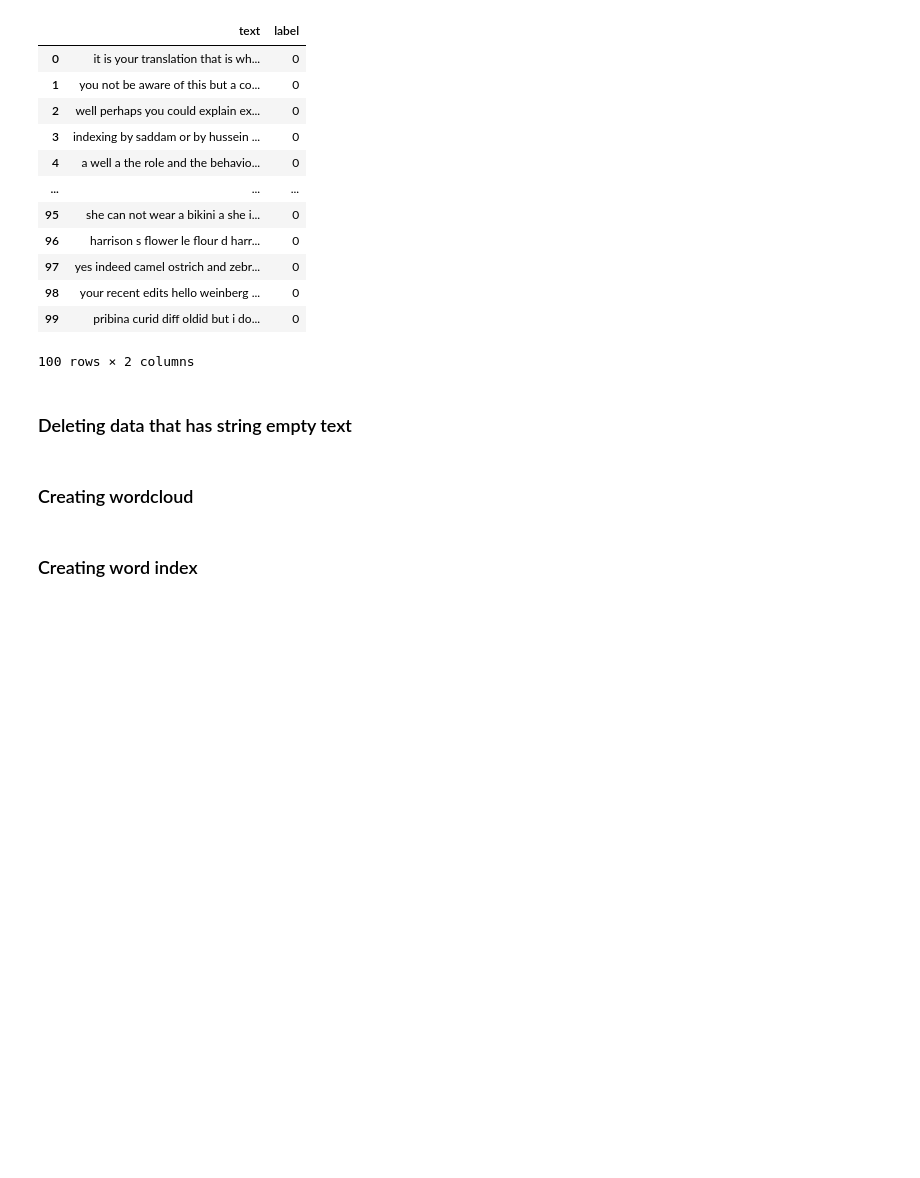
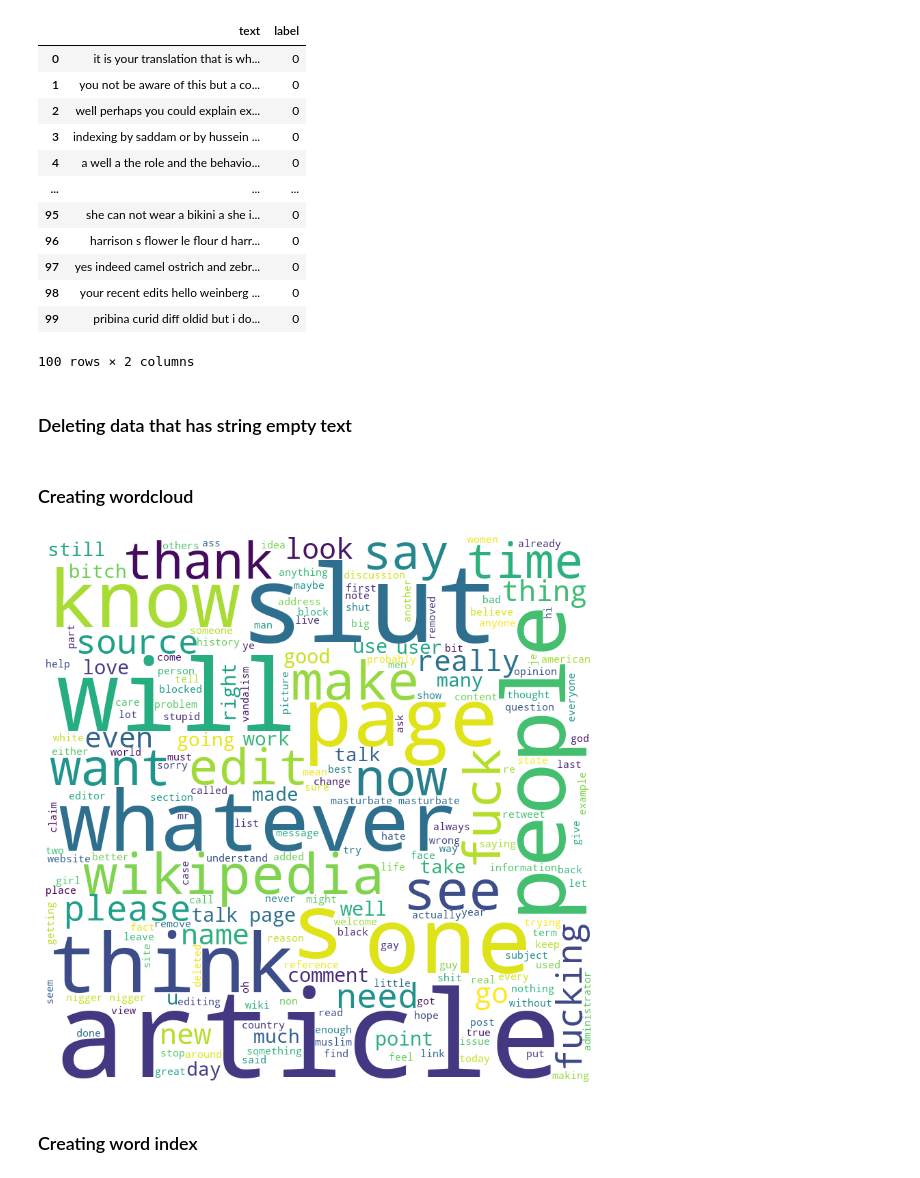
Before and after one commit to doddy-s/skripsi-s1-informatika, a Jupyter notebook: Notebooks/preprocess-en.ipynb, the cells around one changed output. Saved outputs shown, nothing was run; the diff lists cells and outputs as text; code cells hidden in the pictures; blank space fills up the shorter version.

```diff
--- a/Notebooks/preprocess-en.ipynb
+++ b/Notebooks/preprocess-en.ipynb
@@ -48,7 +48,7 @@ from sklearn.utils import resample
 df0 = df[(df['label']==0)]
 df1 = df[(df['label']==1)]
 
-n = 364525
+n = 4000
 
 df0 = resample(df0,
               replace=True,
@@ -162,25 +164,27 @@ df = df[df['text'] != '']
 # %% [markdown]
 ### Creating wordcloud
 # %%
-# wc = ''
+wc = ''
 
-# for words in df['text'].values:
-#   wc += ' '+words
+for words in df['text'].values:
+  wc += ' '+words
 
-# from wordcloud import WordCloud
-# import matplotlib.pyplot as plt
+from wordcloud import WordCloud
+import matplotlib.pyplot as plt
 
-# wordcloud = WordCloud(width = 800, height = 800,
-#                 background_color ='white',
-#                 min_font_size = 10).generate(wc)
+wordcloud = WordCloud(width = 800, height = 800,
+                background_color ='white',
+                min_font_size = 10).generate(wc)
 
-# # plot the WordCloud image
-# plt.figure(figsize = (8, 8), facecolor = None)
-# plt.imshow(wordcloud)
-# plt.axis("off")
-# plt.tight_layout(pad = 0)
+# plot the WordCloud image
+plt.figure(figsize = (8, 8), facecolor = None)
+plt.imshow(wordcloud)
+plt.axis("off")
+plt.tight_layout(pad = 0)
 
-# plt.show()
+plt.show()
+# %% [output]
+[figure, added]
 # %% [markdown]
 ### Creating word index
 # %%
```
Also changed, not shown: parts of 6 cells of this notebook, 4 other files.
